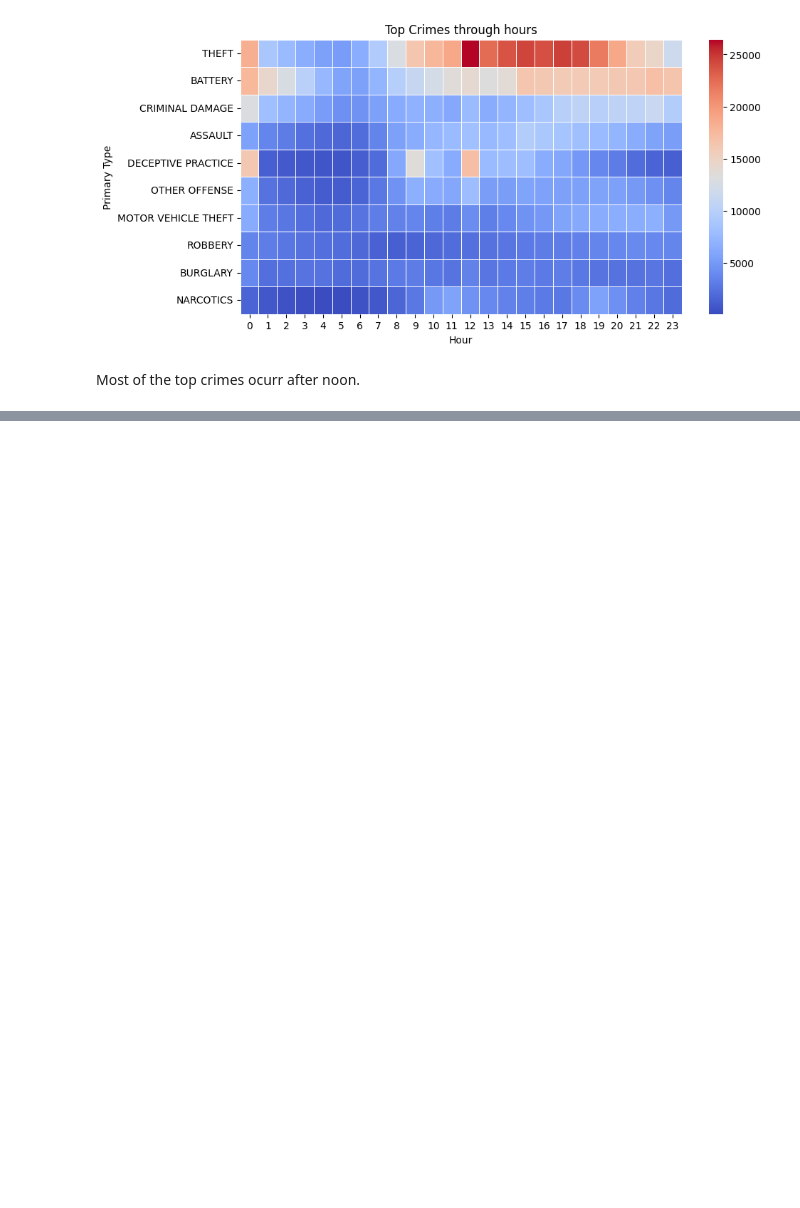
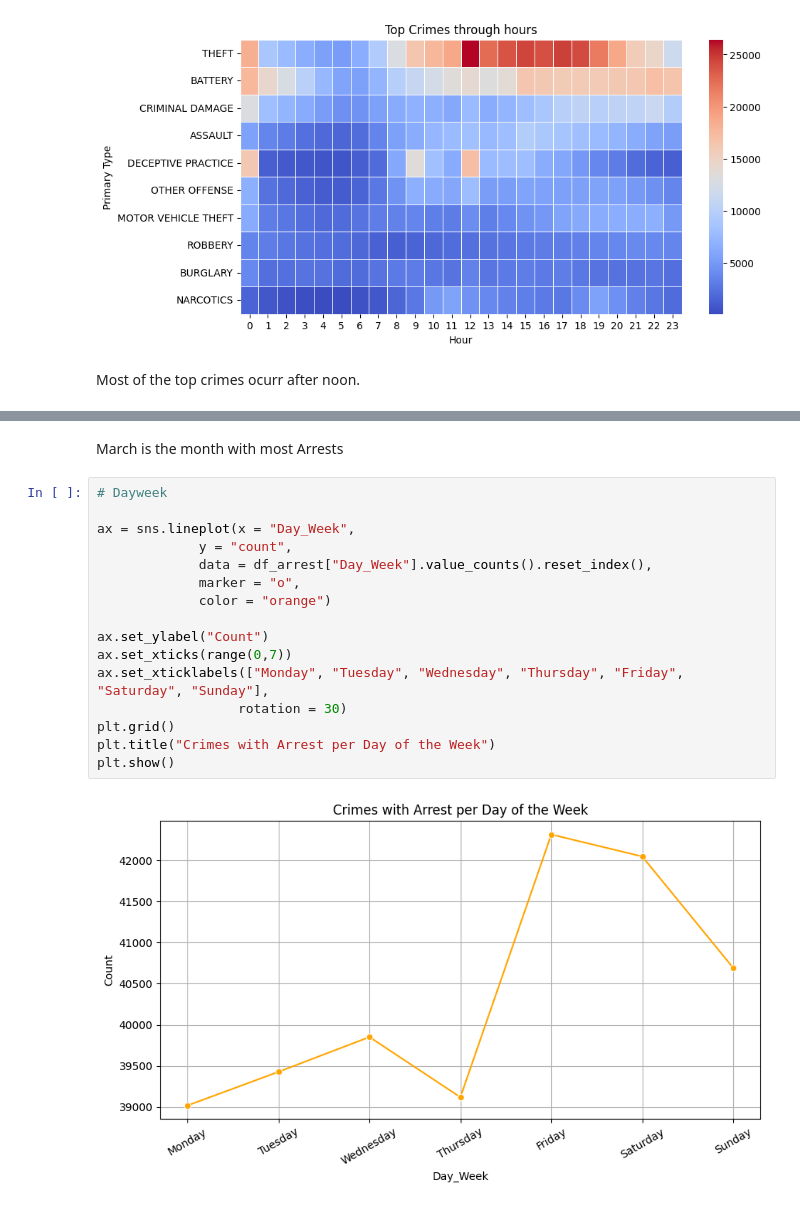
Before and after one commit to alejo1630/chicago_crimes, a Jupyter notebook: chicago_crimes.ipynb, the cells around one changed output, grey strips where cells are left out. Drawn from its saved outputs; the diff is of its cells as text; blank space fills up the shorter version.

```diff
--- a/chicago_crimes.ipynb
+++ b/chicago_crimes.ipynb
@@ -376,0 +383,20 @@ array(['STREET', 'APARTMENT', 'BAR OR TAVERN', 'RESIDENCE',
+# %% [markdown]
+March is the month with most Arrests
+# %%
+# Dayweek
+
+ax = sns.lineplot(x = "Day_Week",
+             y = "count",
+             data = df_arrest["Day_Week"].value_counts().reset_index(),
+             marker = "o",
+             color = "orange")
+
+ax.set_ylabel("Count")
+ax.set_xticks(range(0,7))
+ax.set_xticklabels(["Monday", "Tuesday", "Wednesday", "Thursday", "Friday", "Saturday", "Sunday"],
+                  rotation = 30)
+plt.grid()
+plt.title("Crimes with Arrest per Day of the Week")
+plt.show()
+# %% [output]
+[figure, added]
```
Also changed, not shown: parts of 46 cells of this notebook.
